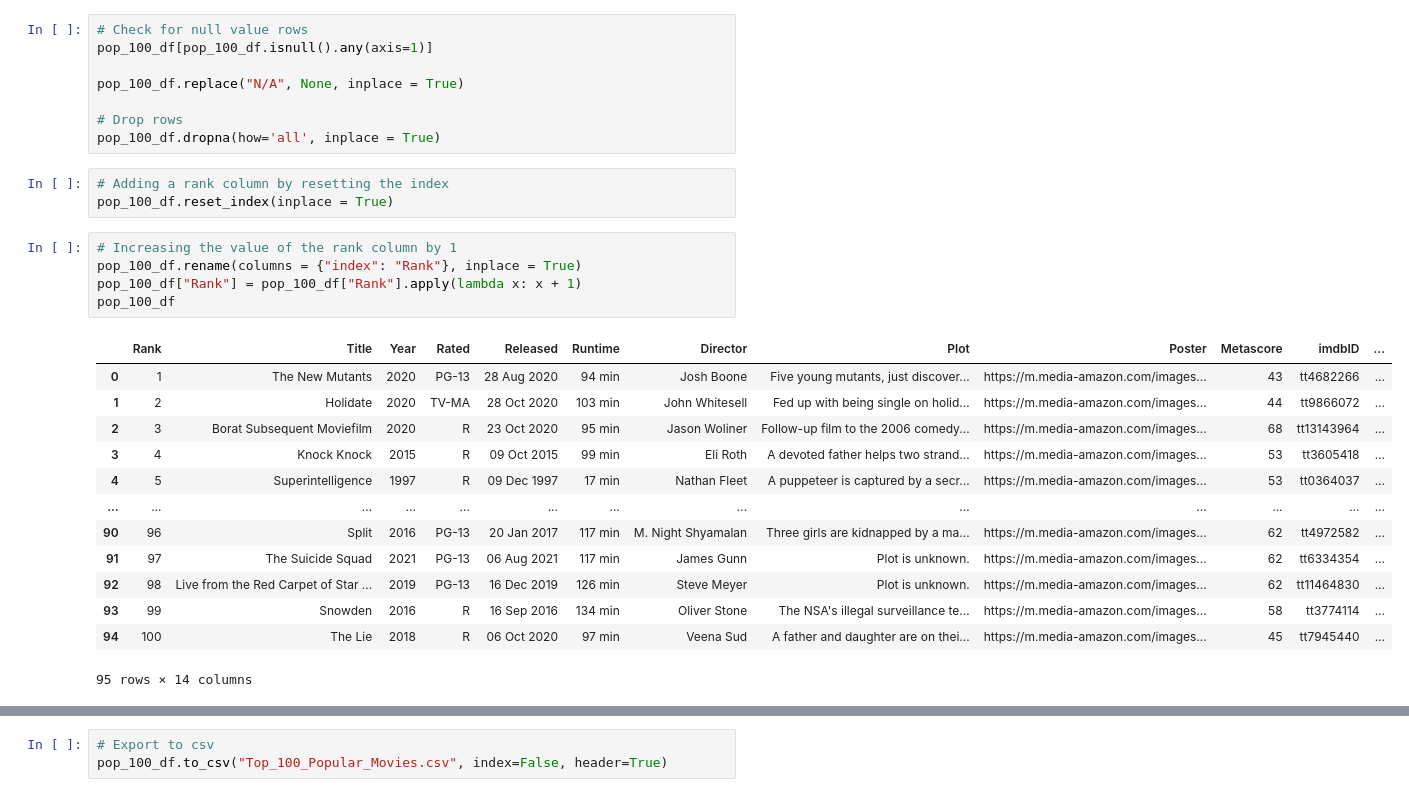
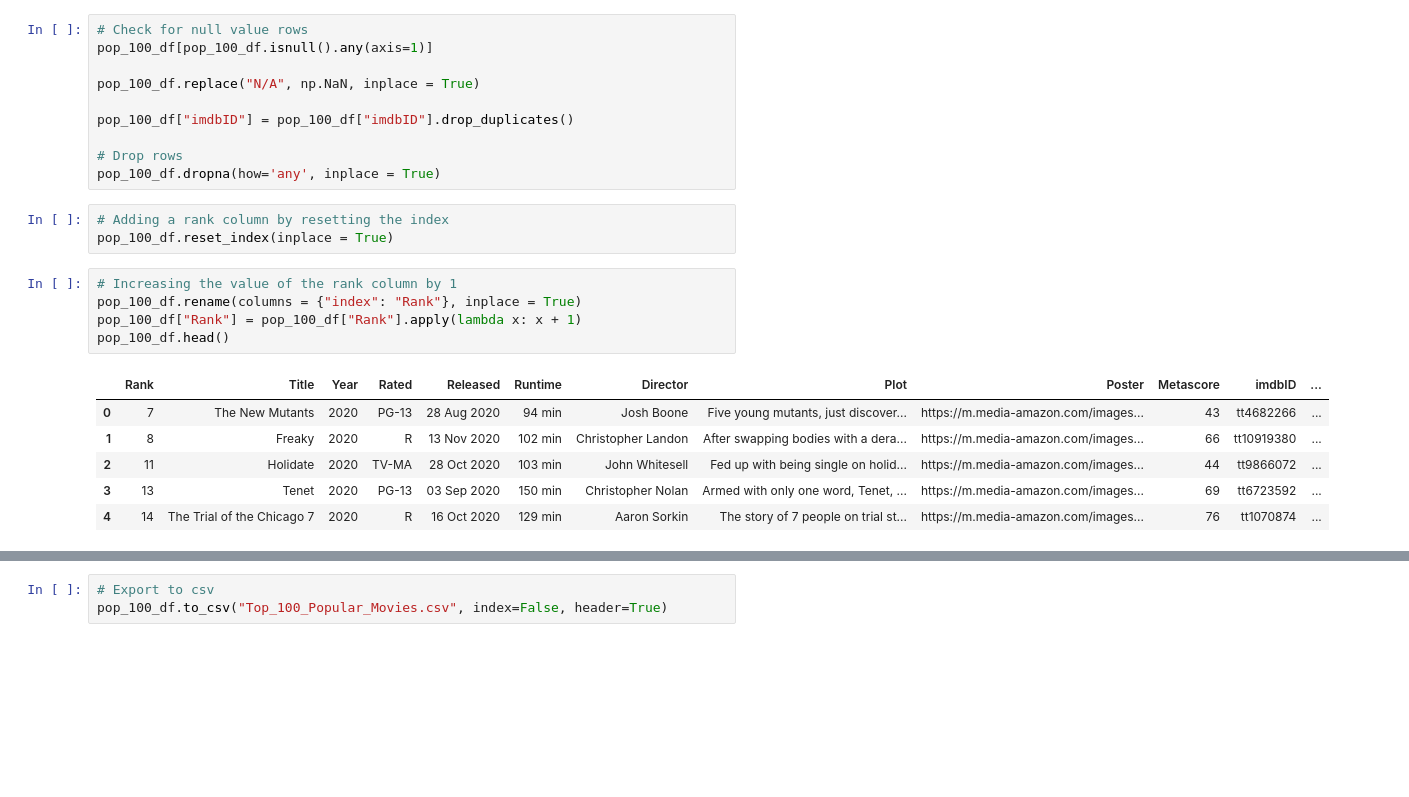
Before and after one commit to MATaylor0/etl-project, a Jupyter notebook: AC/pop_100.ipynb, the cells around one changed output, grey strips where cells are left out. Cells and saved outputs as stored; diff of their text form; blank space fills up the shorter version.

```diff
--- a/AC/pop_100.ipynb
+++ b/AC/pop_100.ipynb
@@ -86,32 +87,27 @@ pop_100_df = pd.DataFrame({
 # Check for null value rows
 pop_100_df[pop_100_df.isnull().any(axis=1)]
 
-pop_100_df.replace("N/A", None, inplace = True)
+pop_100_df.replace("N/A", np.NaN, inplace = True)
+
+pop_100_df["imdbID"] = pop_100_df["imdbID"].drop_duplicates()
 
 # Drop rows
-pop_100_df.dropna(how='all', inplace = True)
+pop_100_df.dropna(how='any', inplace = True)
 # %%
 # Adding a rank column by resetting the index
 pop_100_df.reset_index(inplace = True)
 # %%
 # Increasing the value of the rank column by 1
 pop_100_df.rename(columns = {"index": "Rank"}, inplace = True)
 pop_100_df["Rank"] = pop_100_df["Rank"].apply(lambda x: x + 1)
-pop_100_df
+pop_100_df.head()
 # %% [output]
 |  | Rank | Title | Year | Rated | Released | Runtime | Director | Plot | Poster | Metascore | imdbID | ... |
-| 0 | 1 | The New Mutants | 2020 | PG-13 | 28 Aug 2020 | 94 min | Josh Boone | Five young mutants, just discover... | https://m.media-amazon.com/images... | 43 | tt4682266 | ... |
-| 1 | 2 | Holidate | 2020 | TV-MA | 28 Oct 2020 | 103 min | John Whitesell | Fed up with being single on holid... | https://m.media-amazon.com/images... | 44 | tt9866072 | ... |
-| 2 | 3 | Borat Subsequent Moviefilm | 2020 | R | 23 Oct 2020 | 95 min | Jason Woliner | Follow-up film to the 2006 comedy... | https://m.media-amazon.com/images... | 68 | tt13143964 | ... |
-| 3 | 4 | Knock Knock | 2015 | R | 09 Oct 2015 | 99 min | Eli Roth | A devoted father helps two strand... | https://m.media-amazon.com/images... | 53 | tt3605418 | ... |
-| 4 | 5 | Superintelligence | 1997 | R | 09 Dec 1997 | 17 min | Nathan Fleet | A puppeteer is captured by a secr... | https://m.media-amazon.com/images... | 53 | tt0364037 | ... |
-| ... | ... | ... | ... | ... | ... | ... | ... | ... | ... | ... | ... | ... |
-| 90 | 96 | Split | 2016 | PG-13 | 20 Jan 2017 | 117 min | M. Night Shyamalan | Three girls are kidnapped by a ma... | https://m.media-amazon.com/images... | 62 | tt4972582 | ... |
-| 91 | 97 | The Suicide Squad | 2021 | PG-13 | 06 Aug 2021 | 117 min | James Gunn | Plot is unknown. | https://m.media-amazon.com/images... | 62 | tt6334354 | ... |
-| 92 | 98 | Live from the Red Carpet of Star ... | 2019 | PG-13 | 16 Dec 2019 | 126 min | Steve Meyer | Plot is unknown. | https://m.media-amazon.com/images... | 62 | tt11464830 | ... |
-| 93 | 99 | Snowden | 2016 | R | 16 Sep 2016 | 134 min | Oliver Stone | The NSA's illegal surveillance te... | https://m.media-amazon.com/images... | 58 | tt3774114 | ... |
-| 94 | 100 | The Lie | 2018 | R | 06 Oct 2020 | 97 min | Veena Sud | A father and daughter are on thei... | https://m.media-amazon.com/images... | 45 | tt7945440 | ... |
+| 0 | 7 | The New Mutants | 2020 | PG-13 | 28 Aug 2020 | 94 min | Josh Boone | Five young mutants, just discover... | https://m.media-amazon.com/images... | 43 | tt4682266 | ... |
+| 1 | 8 | Freaky | 2020 | R | 13 Nov 2020 | 102 min | Christopher Landon | After swapping bodies with a dera... | https://m.media-amazon.com/images... | 66 | tt10919380 | ... |
+| 2 | 11 | Holidate | 2020 | TV-MA | 28 Oct 2020 | 103 min | John Whitesell | Fed up with being single on holid... | https://m.media-amazon.com/images... | 44 | tt9866072 | ... |
+| 3 | 13 | Tenet | 2020 | PG-13 | 03 Sep 2020 | 150 min | Christopher Nolan | Armed with only one word, Tenet, ... | https://m.media-amazon.com/images... | 69 | tt6723592 | ... |
+| 4 | 14 | The Trial of the Chicago 7 | 2020 | R | 16 Oct 2020 | 129 min | Aaron Sorkin | The story of 7 people on trial st... | https://m.media-amazon.com/images... | 76 | tt1070874 | ... |
-95 rows × 14 columns
 # %%
 # Removing the "min" from the Runtime string
 pop_100_df["Runtime"] = pop_100_df["Runtime"].str[:-3]
```
Also changed, not shown: parts of 11 cells of this notebook, 11 other files.
